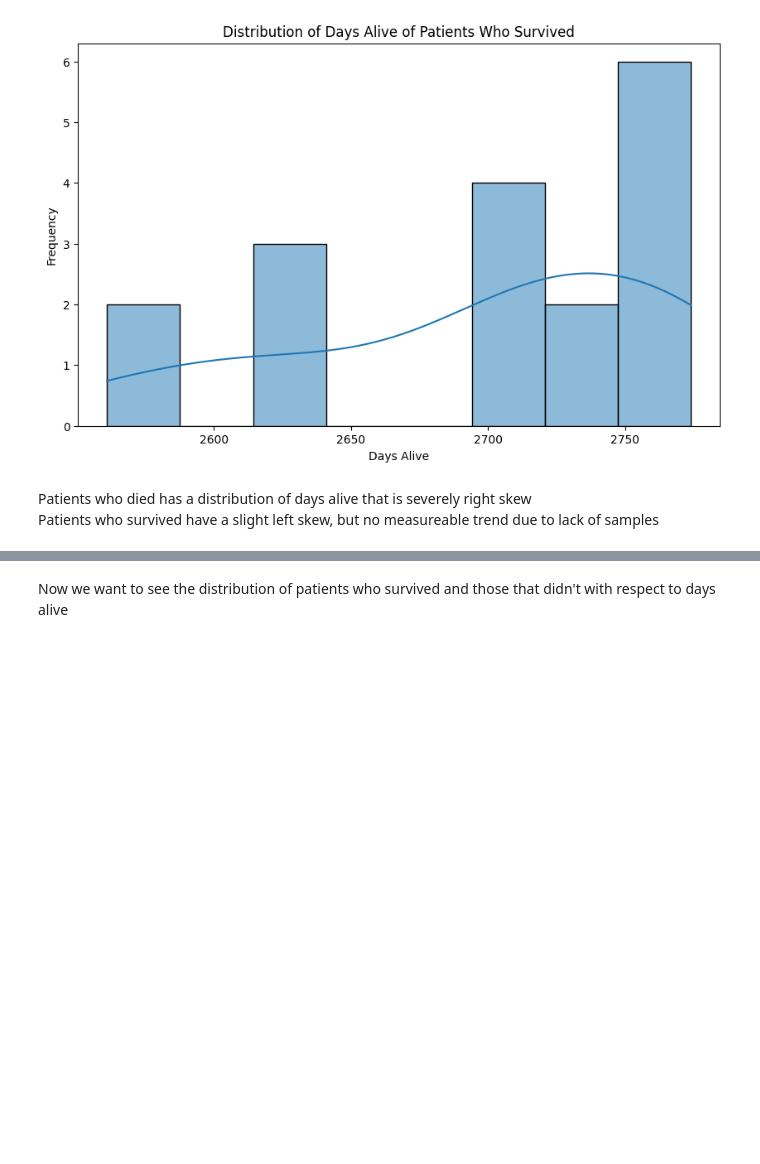
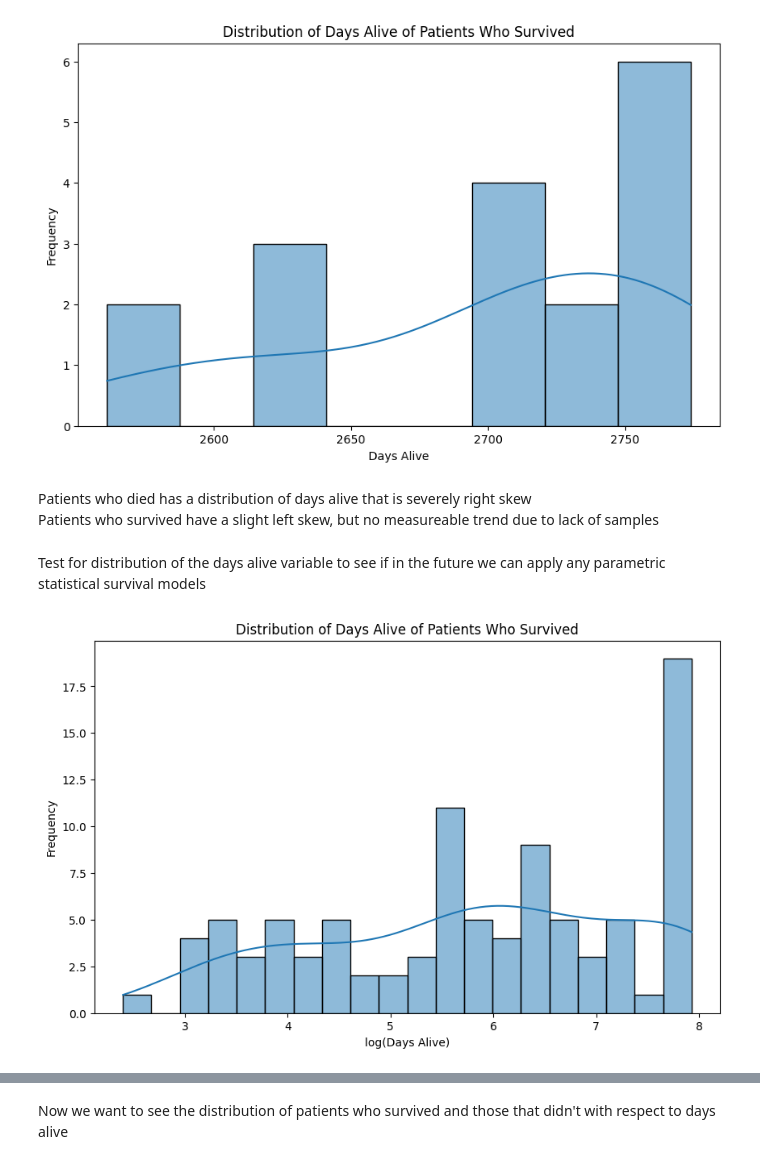
Before and after one commit to alan-w25/Cancer-Capstone, a Jupyter notebook: delfi/delfi_exploration.ipynb, the cells around one changed output, grey strips where cells are left out. Cells and saved outputs as stored; diff of their text form; code cells hidden in the pictures; blank space fills up the shorter version.

```diff
--- a/delfi/delfi_exploration.ipynb
+++ b/delfi/delfi_exploration.ipynb
@@ -214,3 +214,14 @@ plt.show()
 # %% [markdown]
 Patients who died has a distribution of days alive that is severely right skew <br>
 Patients who survived have a slight left skew, but no measureable trend due to lack of samples
+# %% [markdown]
+Test for distribution of the days alive variable to see if in the future we can apply any parametric statistical survival models
+# %%
+plt.figure(figsize=(10,6))
+sns.histplot(np.log(data['days_alive']), kde=True, bins = 20)
+plt.title("Distribution of Days Alive of Patients Who Survived")
+plt.xlabel("log(Days Alive)")
+plt.ylabel("Frequency")
+plt.show()
+# %% [output]
+[figure, added]
```
Also changed, not shown: parts of 4 cells of this notebook.
